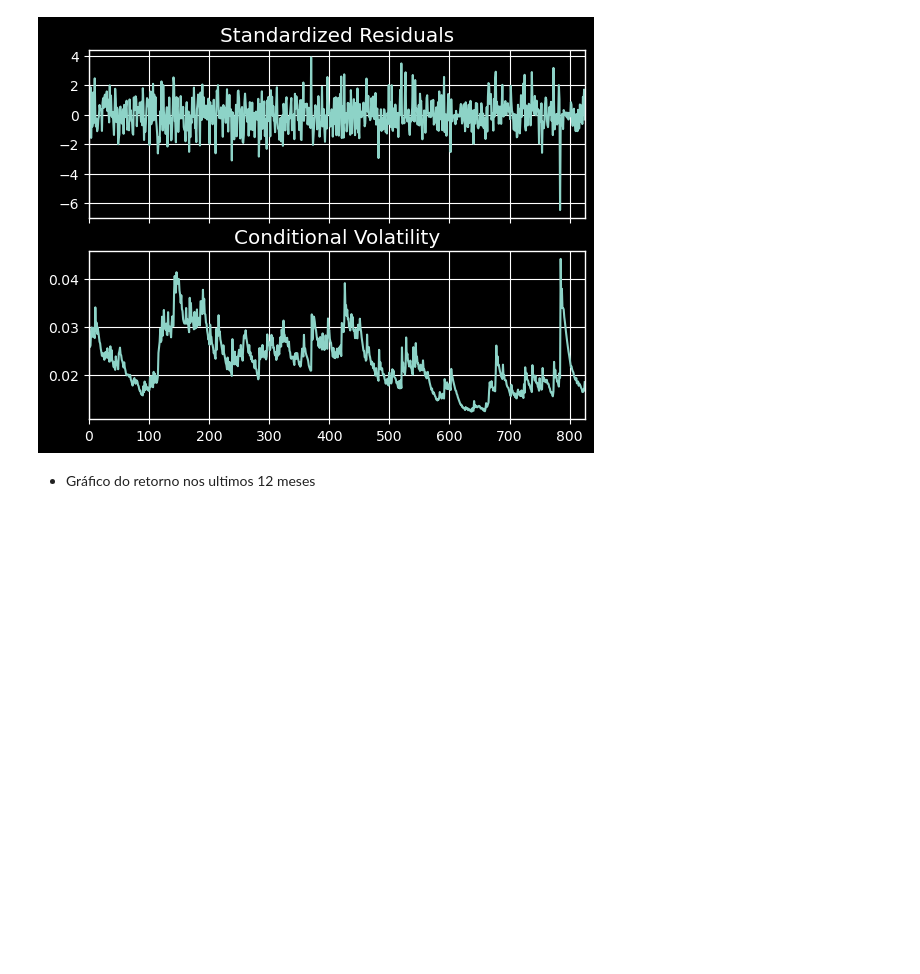
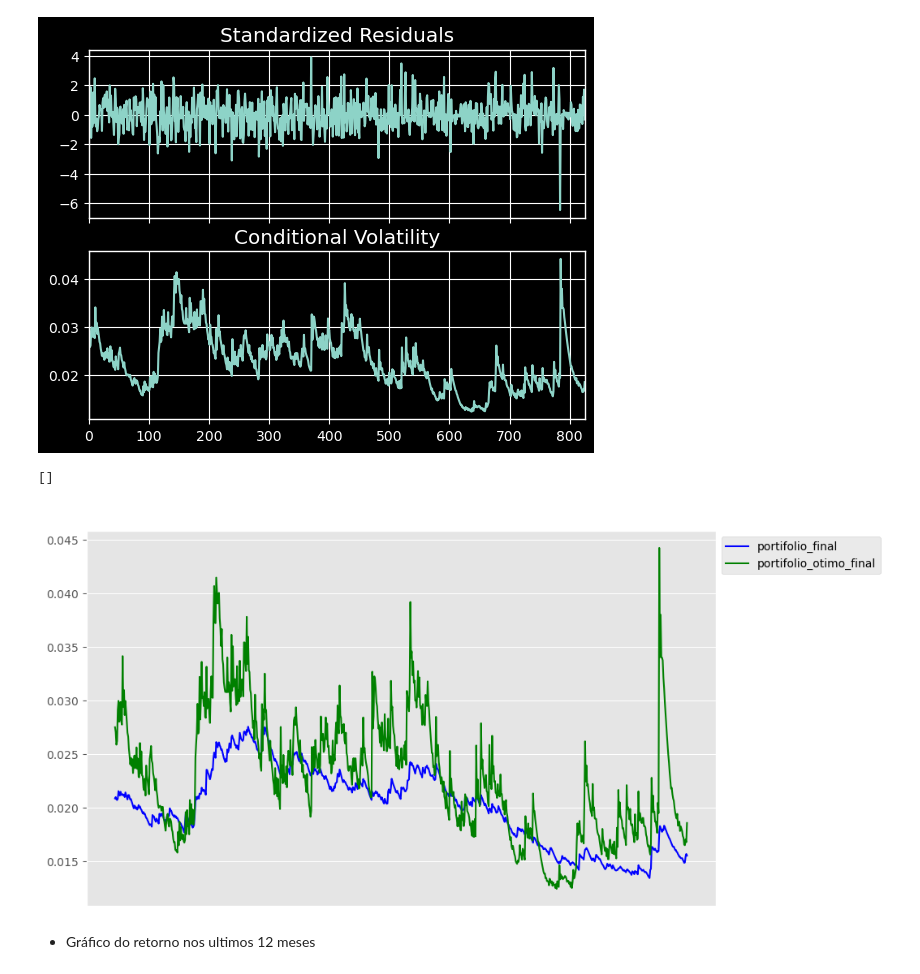
Before and after one commit to murilocechin/financial_analytics_final, a Jupyter notebook: tarefas.ipynb, the cells around one changed output. Cells and saved outputs as stored; diff of their text form; code cells hidden in the pictures; blank space fills up the shorter version.

```diff
--- a/tarefas.ipynb
+++ b/tarefas.ipynb
@@ -1208,6 +1208,17 @@ Covariance estimator: robust
 fig = portifolio_otimo_final_fit.plot()
 # %% [output]
 [figure]
+# %%
+cond_vol_df = pd.DataFrame()
+cond_vol_df['portifolio_final'] = portifolio_final_fit.conditional_volatility
+cond_vol_df['portifolio_otimo_final'] = portifolio_otimo_final_fit.conditional_volatility
+
+axs = cond_vol_df.plot(figsize=(10, 6), title='Conditional Volatility', color=['blue', 'green'])
+plt.legend(loc='upper left', bbox_to_anchor=(1,1),labelcolor='black')
+axs.set_xticks([])
+# %% [output]
+[]
+[figure, added]
 # %% [markdown]
 - Gráfico do retorno nos ultimos 12 meses
 # %%
```
Also changed, not shown: parts of 4 cells of this notebook.
